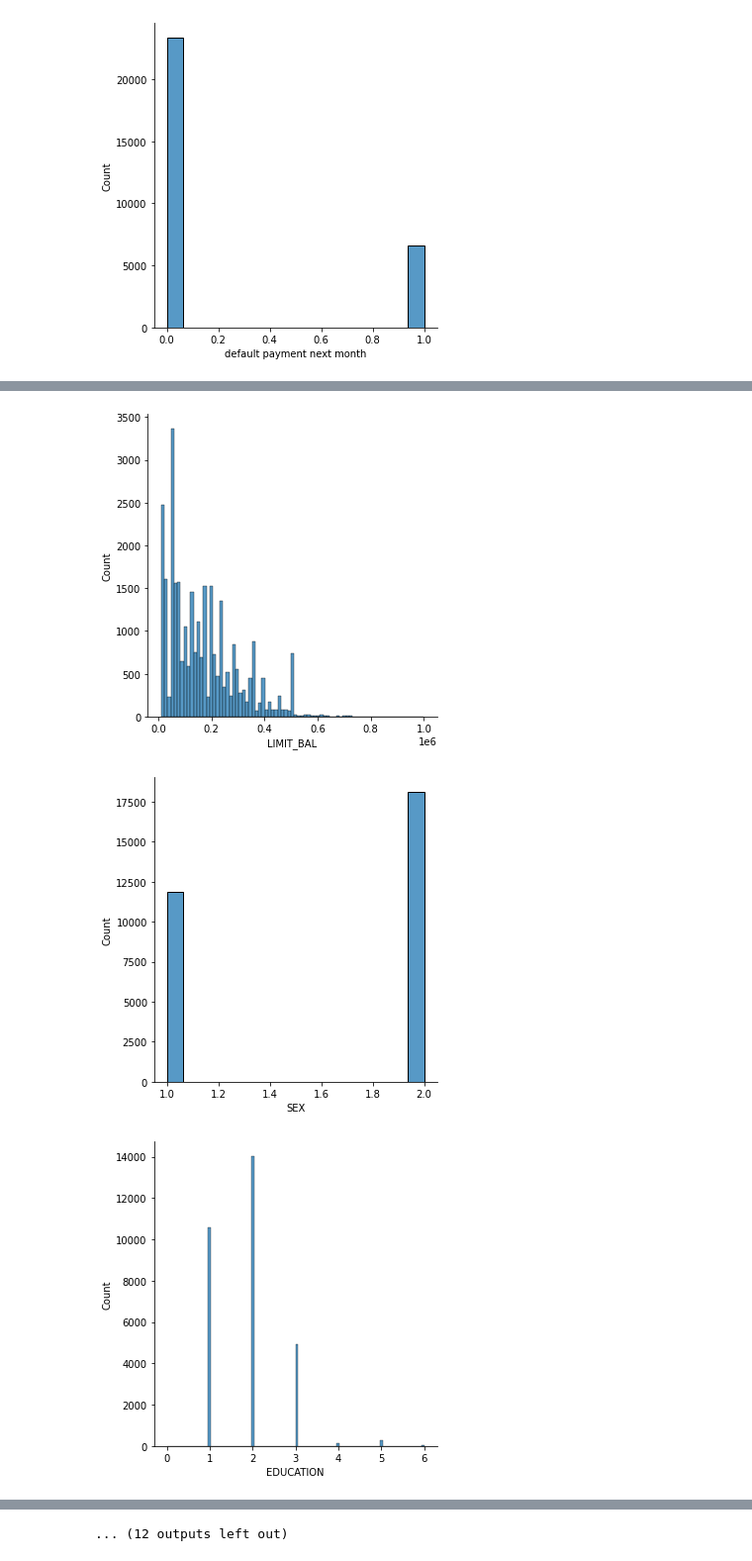
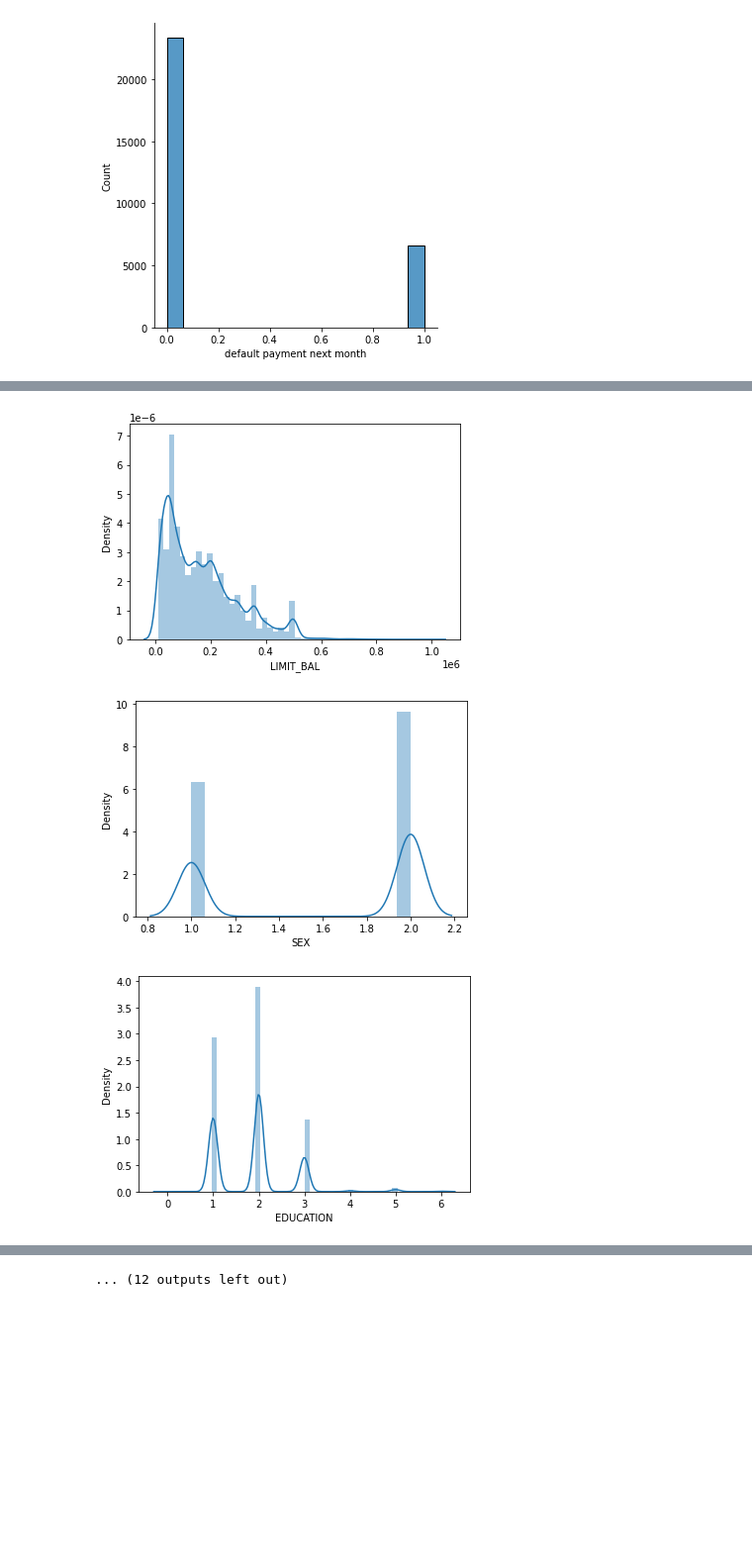
Before and after one commit to shivakumar17/Credit-Card-Default-Prediction, a Jupyter notebook: Credit_Card_Default_Prediction_Capstone_Project.ipynb, the cells around one changed output, grey strips where cells are left out. Shown at 99% size. Cells and saved outputs as stored; diff of their text form; code cells hidden in the pictures; blank space fills up the shorter version.

```diff
--- a/Credit_Card_Default_Prediction_Capstone_Project.ipynb
+++ b/Credit_Card_Default_Prediction_Capstone_Project.ipynb
@@ -143,9 +143,9 @@ memory usage: 7.2+ MB
  c=df.columns.drop("ID",'default payment next month')
 # %%
 for i in c:
-  sns.displot(df[i])
+  sns.distplot(df[i])
   plt.show()
 # %% [output]
-[figure, old version]
+[figure, new version]
-[figure, old version]
+[figure, new version]
-[figure, old version]
+[figure, new version]
```
Also changed, not shown: parts of 21 cells of this notebook.
